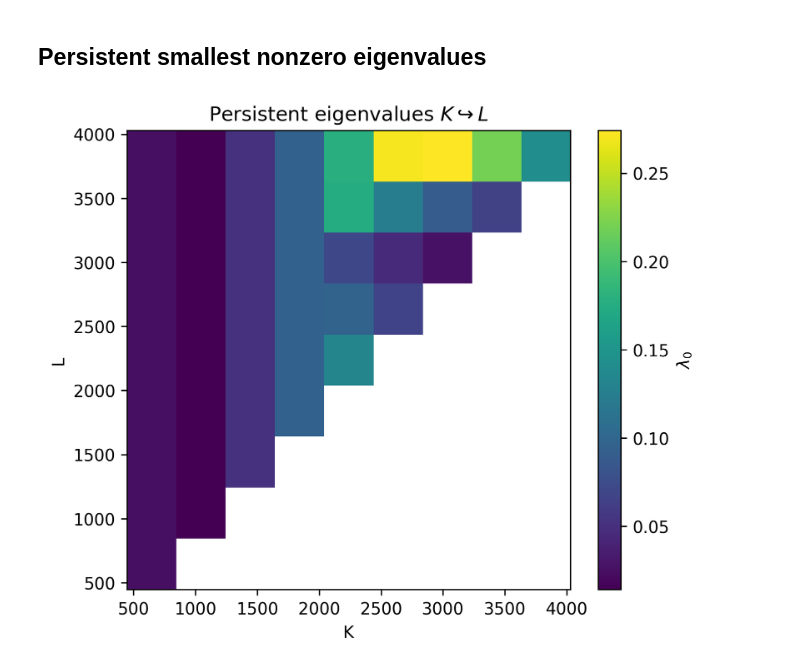
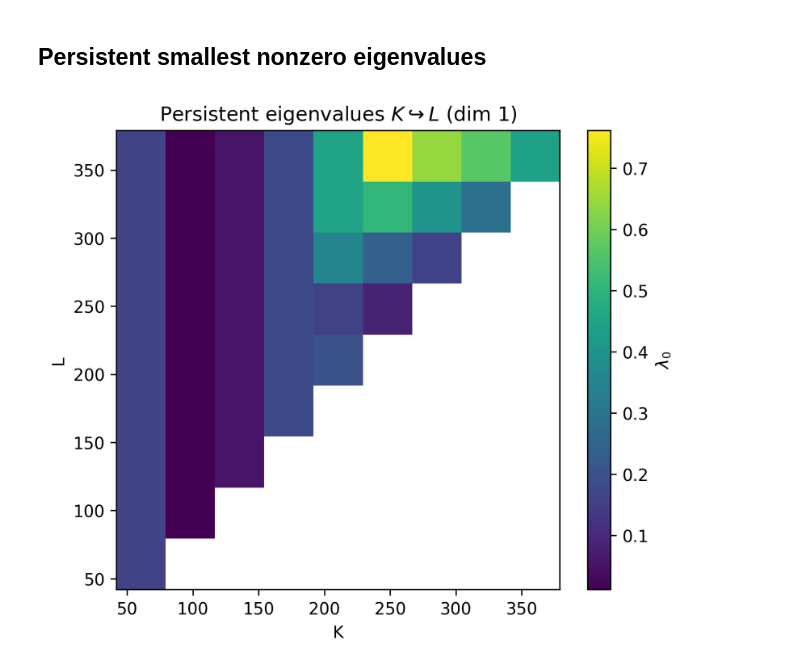
Before and after one commit to mmasque/persistent-laplacians, a Jupyter notebook: notebooks/smallest_eigenvalues.ipynb, the cells around one changed output. Drawn from its saved outputs; the diff is of its cells as text; code cells hidden in the pictures.

```diff
--- a/notebooks/smallest_eigenvalues.ipynb
+++ b/notebooks/smallest_eigenvalues.ipynb
@@ -3,7 +3,7 @@
 # %%
 import tadasets
 from persistent_laplacians.eigenvalues import compute_eigenvalues
-sphere = tadasets.dsphere(n=300, d=2, r=2, noise=0.3, seed=42)
+sphere = tadasets.dsphere(n=50, d=2, r=2, noise=0.1, seed=42)
 # %%
 result = compute_eigenvalues(sphere, num_indices=10, use_scipy=True, use_stepwise_schur=False, zero_tol=1e-6)
 # %% [output]
@@ -33,32 +34,32 @@ import matplotlib.pyplot as plt
 
 # Raw data
 pts = {k: v for (k, v) in result[1].items() if len(v) >= 1}
 
 # 1) Build sorted unique axes
 xs = sorted({x for x, y in pts})
 ys = sorted({y for x, y in pts})
 
 # 2) Create matrix of NaNs
 heat = np.full((len(ys), len(xs)), np.nan)
 
 # 3) Fill matrix: row = y-index, col = x-index
 x_i = {x:i for i,x in enumerate(xs)}
 y_i = {y:i for i,y in enumerate(ys)}
 for (x,y), v in pts.items():
     heat[y_i[y], x_i[x]] = v[0]
 
 # 4) Plot as heatmap (no interpolation)
 plt.figure(figsize=(6,5), dpi=300)
 plt.imshow(
     heat,
     origin='lower',
     extent=(min(xs), max(xs), min(ys), max(ys)),
     aspect='auto'
 )
 plt.colorbar(label=r'$\lambda_0$')
 plt.xlabel('K')
 plt.ylabel('L')
-plt.title(r'Persistent eigenvalues $K \hookrightarrow L$')
+plt.title(r'Persistent eigenvalues $K \hookrightarrow L$ (dim 1)')
 plt.show()
 # %% [output]
-[figure, old version]
+[figure, new version]
```
Also changed, not shown: parts of 2 cells of this notebook, 9 other files.
